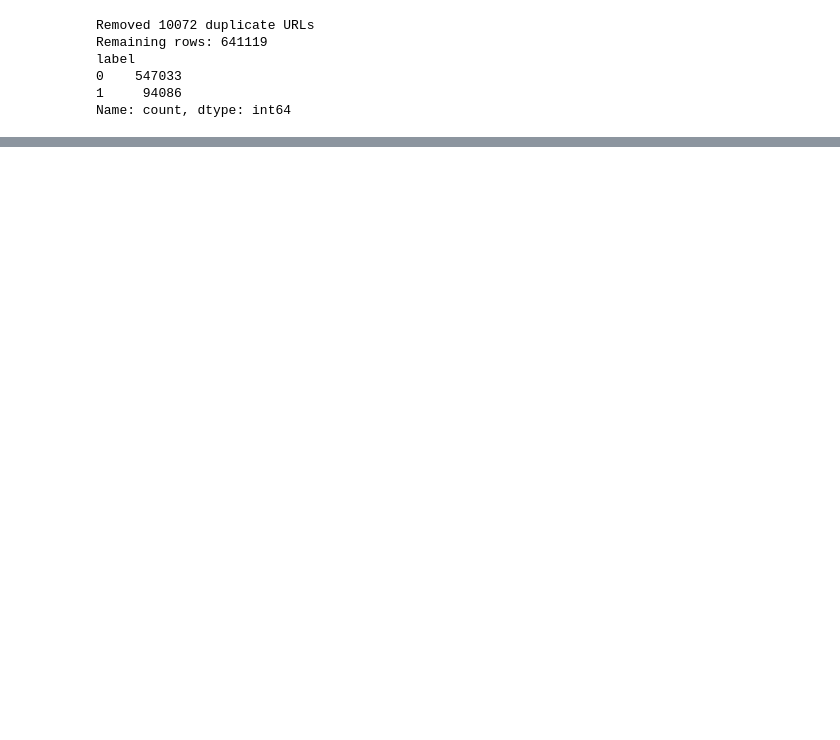
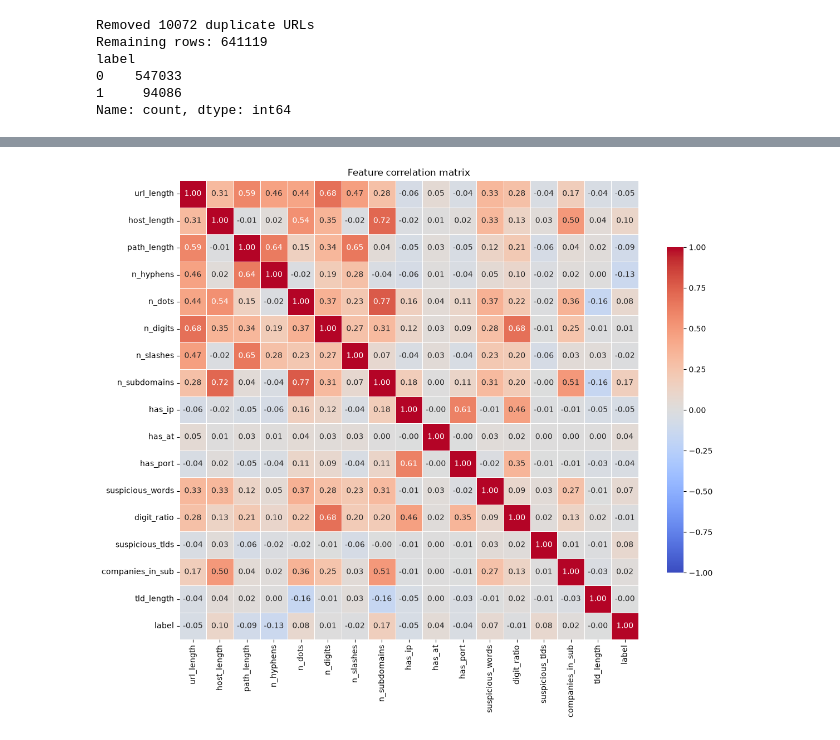
Before and after one commit to Muyheak/Assignment2InnovationProJ, a Jupyter notebook: phishing_project.ipnyb.ipynb, the cells around one changed output, grey strips where cells are left out. Saved outputs shown, nothing was run; the diff lists cells and outputs as text; code cells hidden in the pictures; blank space fills up the shorter version.

```diff
--- a/phishing_project.ipnyb.ipynb
+++ b/phishing_project.ipnyb.ipynb
@@ -250,0 +564,27 @@ Saved features.csv, Shape:) (641119, 21)
+# %%
+#Heat map in columns
+import matplotlib.pyplot as plt
+import seaborn as sns
+
+feature_columns = [
+    'url_length', 'host_length', 'path_length', 'n_hyphens', 'n_dots', 'n_digits', 'n_slashes', 'n_subdomains', 'has_ip', 'has_at', 'has_port', 'suspicious_words', 'digit_ratio', 'suspicious_tlds', 'companies_in_sub', 'tld_length'
+
+]
+
+corr_matrix = combined[feature_columns + ["label"]].corr()
+
+plt.figure(figsize =(12, 10))
+sns.heatmap(corr_matrix,
+            cmap="coolwarm",
+            center=0,
+            vmin=-1, vmax=1,
+            annot=True, fmt=".2f",
+            square=True,
+            cbar_kws={"shrink": 0.7},
+            linewidths=0.5)
+plt.title("Feature correlation matrix")
+plt.tight_layout()
+plt.savefig("eda_correlation_heatmap.png", dpi=150, bbox_inches="tight")
+plt.show()
+# %% [output]
+[figure, added]
```
Also changed, not shown: parts of 22 cells of this notebook.
